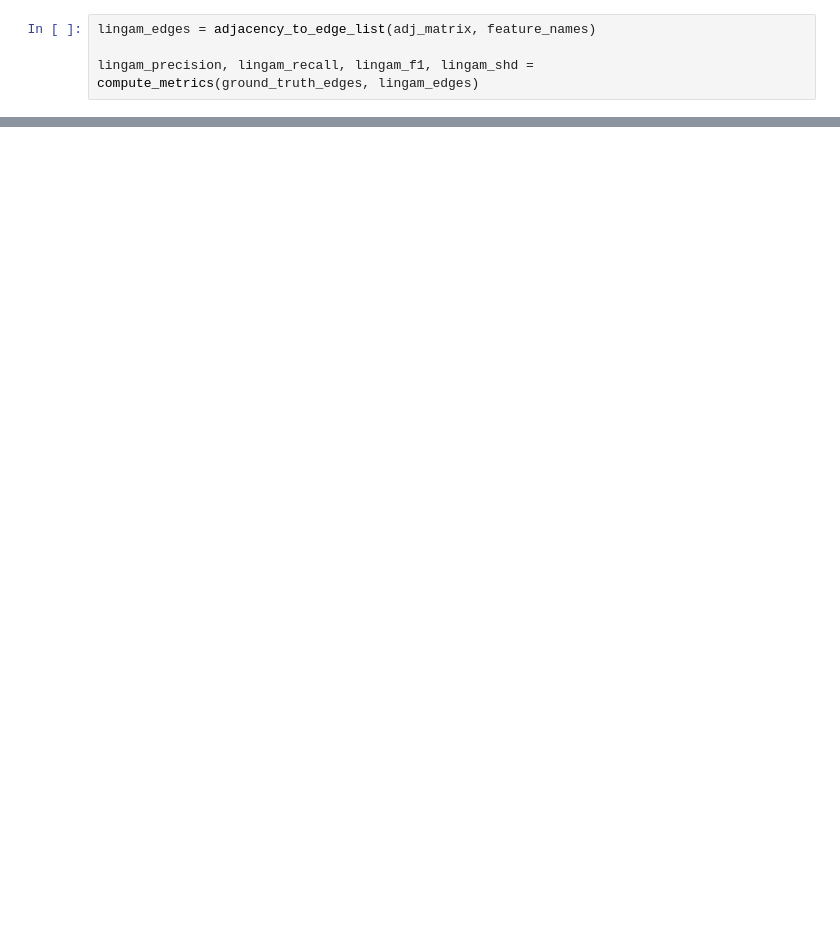
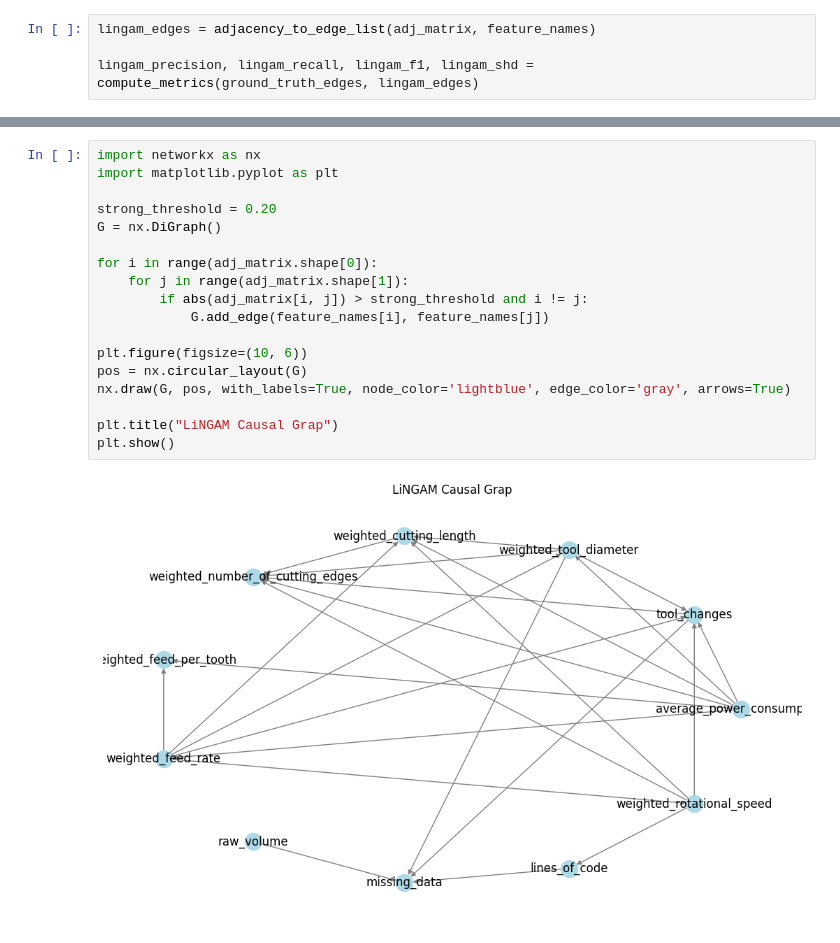
Before and after one commit to Mery101010/Thesis_project, a Jupyter notebook: Thesis/ling.ipynb, the cells around one changed output, grey strips where cells are left out. Drawn from its saved outputs; the diff is of its cells as text; blank space fills up the shorter version.

```diff
--- a/Thesis/ling.ipynb
+++ b/Thesis/ling.ipynb
@@ -224,0 +270,20 @@ plt.show()
+# %%
+import networkx as nx
+import matplotlib.pyplot as plt
+
+strong_threshold = 0.20
+G = nx.DiGraph()
+
+for i in range(adj_matrix.shape[0]):
+    for j in range(adj_matrix.shape[1]):
+        if abs(adj_matrix[i, j]) > strong_threshold and i != j:
+            G.add_edge(feature_names[i], feature_names[j])
+
+plt.figure(figsize=(10, 6))
+pos = nx.circular_layout(G)
+nx.draw(G, pos, with_labels=True, node_color='lightblue', edge_color='gray', arrows=True)
+
+plt.title("LiNGAM Causal Grap")
+plt.show()
+# %% [output]
+[figure, added]
```
Also changed, not shown: parts of 23 cells of this notebook.
